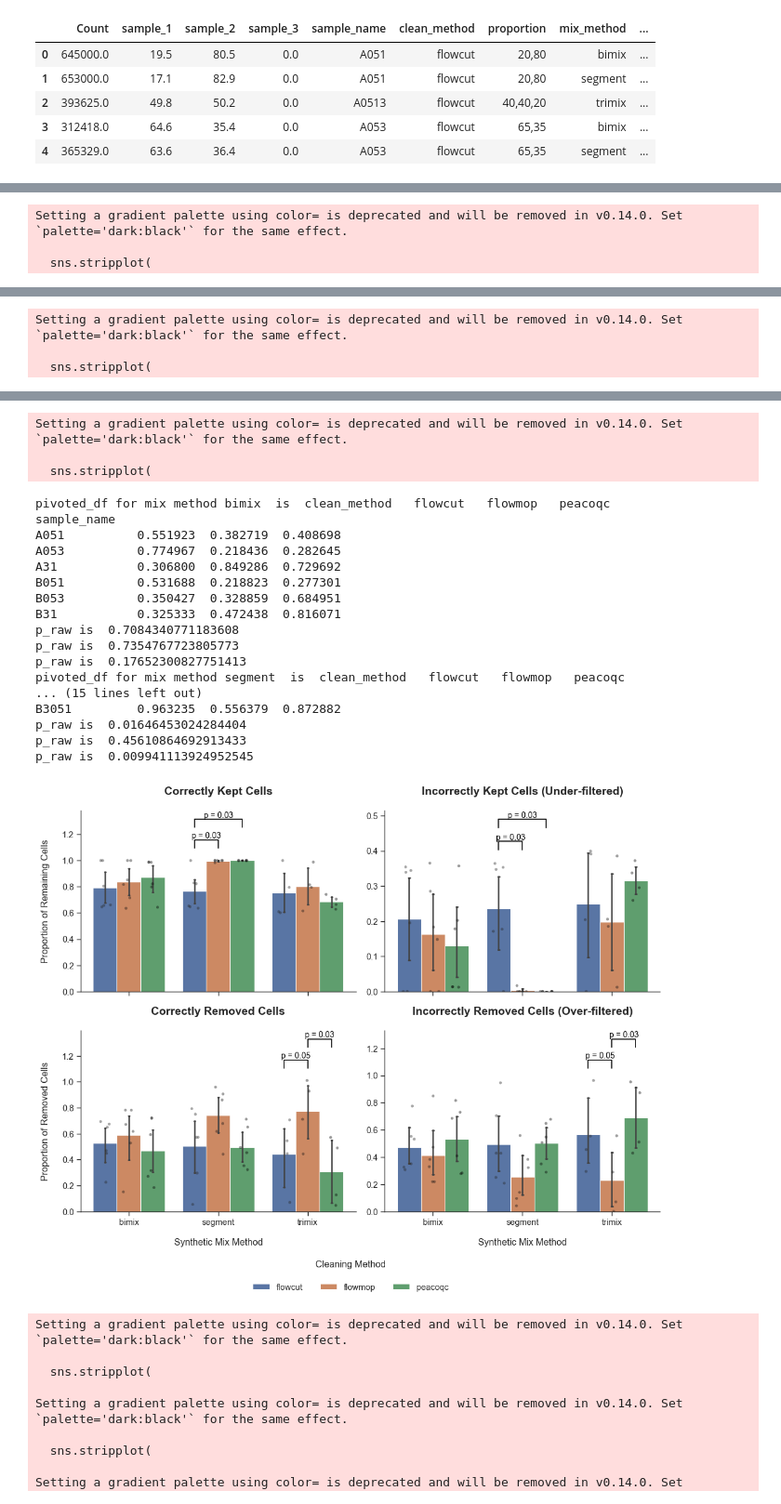
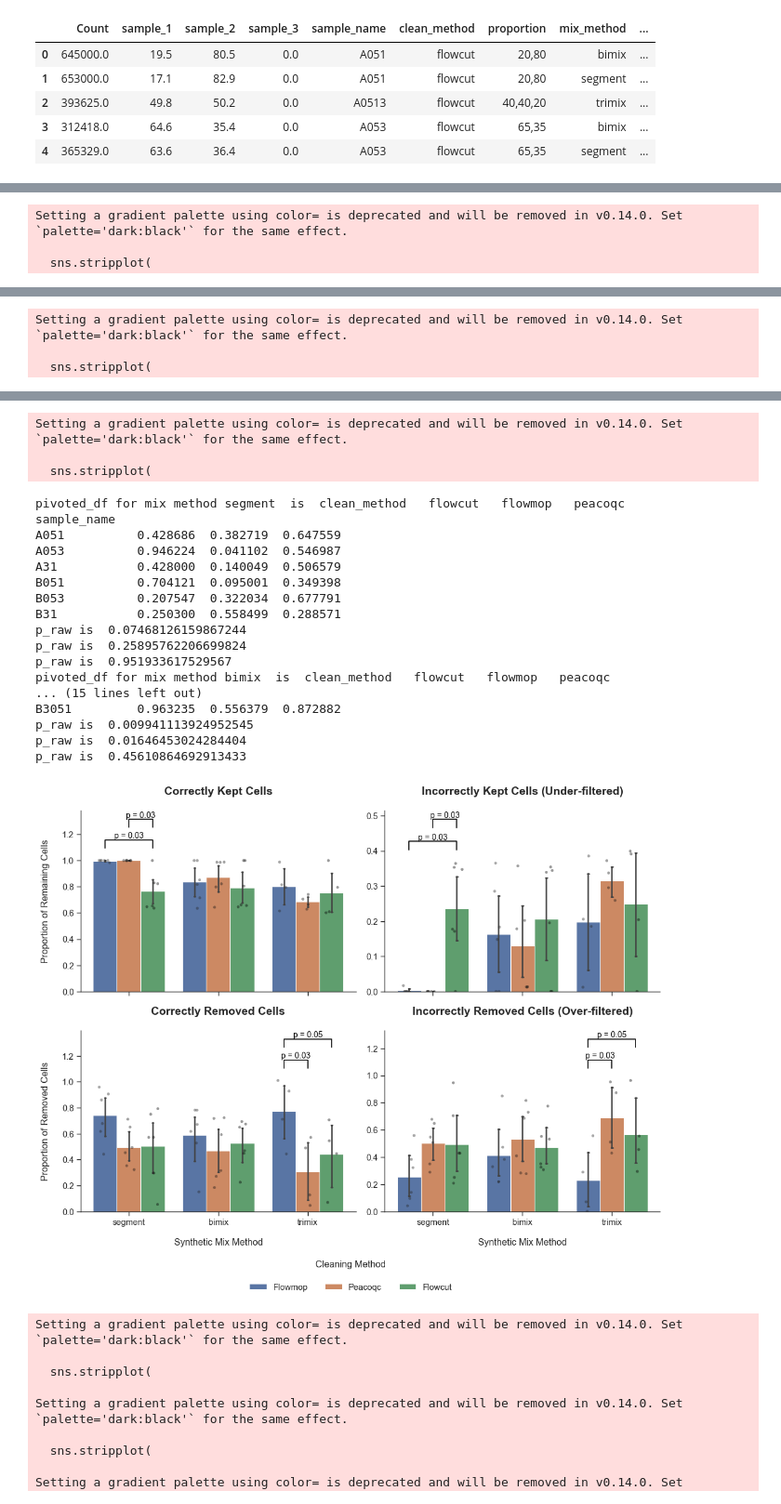
Before and after one commit to 1ordinateur/FlowMOP, a Jupyter notebook: fig_2_csv_analysis/fig_2_csv_analysis.ipynb, the cells around one changed output, grey strips where cells are left out. Shown at 93% size. Cells and saved outputs as stored; diff of their text form; code cells hidden in the pictures.

Commit message:
analysis updates. autogen name fix

```diff
--- a/fig_2_csv_analysis/fig_2_csv_analysis.ipynb
+++ b/fig_2_csv_analysis/fig_2_csv_analysis.ipynb
@@ -328,7 +328,6 @@ def add_stat_annotation(ax, data, y_col, mix_methods_order, clean_methods_order)
         # Pivot the data to align samples by 'sample_name'
         pivoted_df = sub_df.pivot(index='sample_name', columns='clean_method', values=y_col)
 
-        print("pivoted_df for mix method", mix_method, " is ", pivoted_df)
         # Get all pairwise combinations of cleaning methods
         comparisons = list(combinations(clean_methods_order, 2))
         m = len(comparisons) # Bonferroni correction factor
@@ -342,7 +341,6 @@ def add_stat_annotation(ax, data, y_col, mix_methods_order, clean_methods_order)
 
             # Perform the paired t-test
             stat, p_raw = ttest_rel(pair_df[group1], pair_df[group2])
-            print("p_raw is ", p_raw)
             # Apply Bonferroni correction
             p_adj = min(p_raw * m, 1.0)
 
@@ -389,8 +387,10 @@ y_cols = [
     'correct_keep_overall', 'incorrect_keep_overall',
     'correct_remove_overall', 'incorrect_remove_overall'
 ]
-mix_methods_order = sorted(alltime_data['mix_method'].unique())
-clean_methods_order = sorted(alltime_data['clean_method'].unique())
+mix_methods_order = ["segment", "bimix", "trimix"]
+clean_methods_order = ["flowmop", "peacoqc", "flowcut"]
+
+label_titles = ["FlowMOP", "PeacoQC", "FlowCut"]
 
 fig, axes = plt.subplots(2, 2, figsize=(11, 9), sharex=True)
 axes = axes.flatten()
@@ -435,7 +435,7 @@ for i, ax in enumerate(axes):
 
 
 legend = fig.legend(
-    handles, labels, title='Cleaning Method\n', bbox_to_anchor=(0.5, 0),
+    handles, label_titles, title='Cleaning Method\n', bbox_to_anchor=(0.5, 0),
     loc='lower center', ncol=len(labels), frameon=False
 )
 plt.setp(legend.get_title(), multialignment='center')
@@ -507,24 +507,24 @@ p_raw is  0.010104252230488374
 Setting a gradient palette using color= is deprecated and will be removed in v0.14.0. Set `palette='dark:black'` for the same effect.
 
   sns.stripplot(
+pivoted_df for mix method segment  is  clean_method   flowcut   flowmop   peacoqc
+sample_name
+A051          0.428686  0.382719  0.647559
+A053          0.946224  0.041102  0.546987
+A31           0.428000  0.140049  0.506579
+B051          0.704121  0.095001  0.349398
+B053          0.207547  0.322034  0.677791
+B31           0.250300  0.558499  0.288571
+p_raw is  0.07468126159867244
+p_raw is  0.25895762206699824
+p_raw is  0.951933617529567
 pivoted_df for mix method bimix  is  clean_method   flowcut   flowmop   peacoqc
-sample_name
-A051          0.551923  0.382719  0.408698
-A053          0.774967  0.218436  0.282645
-A31           0.306800  0.849286  0.729692
-B051          0.531688  0.218823  0.277301
-B053          0.350427  0.328859  0.684951
-B31           0.325333  0.472438  0.816071
-p_raw is  0.7084340771183608
-p_raw is  0.7354767723805773
-p_raw is  0.17652300827751413
-pivoted_df for mix method segment  is  clean_method   flowcut   flowmop   peacoqc
 ... (15 lines left out)
 B3051         0.963235  0.556379  0.872882
+p_raw is  0.009941113924952545
 p_raw is  0.01646453024284404
 p_raw is  0.45610864692913433
-p_raw is  0.009941113924952545
-[figure, old version]
+[figure, new version]
 # %%
 import matplotlib.pyplot as plt
 import seaborn as sns
```
Also changed, not shown: parts of 1 cell of this notebook, 3 other files.
